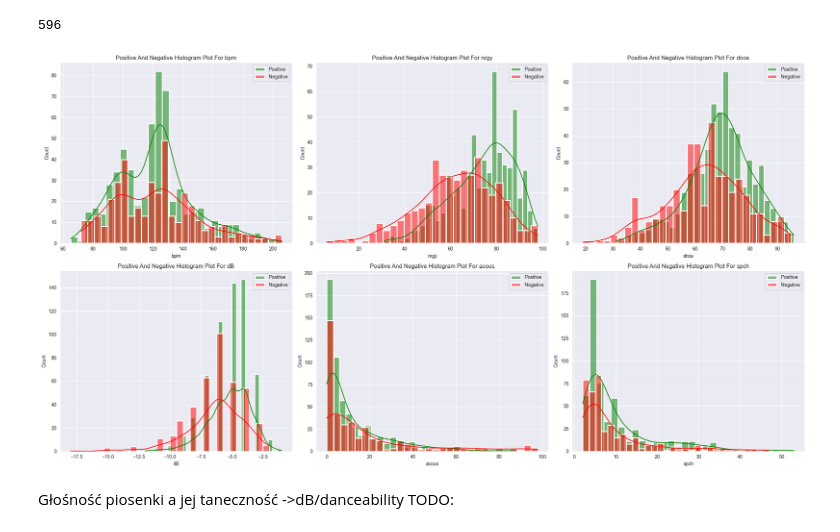
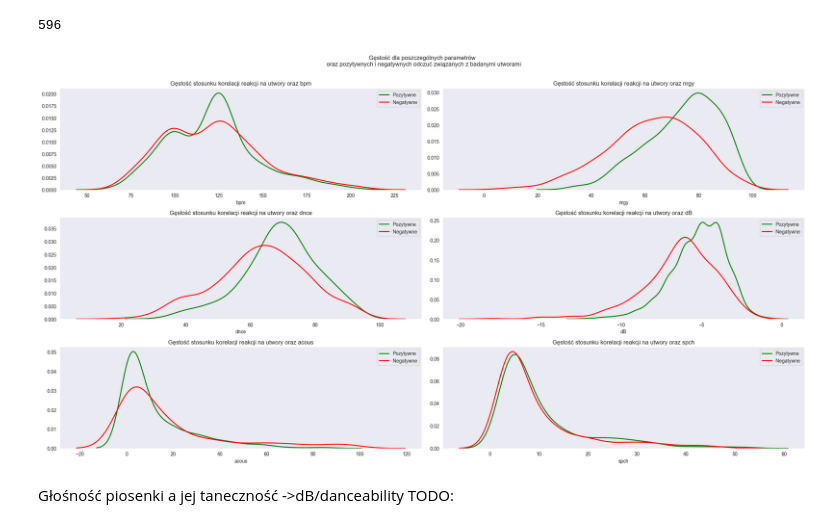
Before and after one commit to Martka-c/Spotify_top_songs_EDA, a Jupyter notebook: main.ipynb, the cells around one changed output. Cells and saved outputs as stored; diff of their text form; code cells hidden in the pictures.

```diff
--- a/main.ipynb
+++ b/main.ipynb
@@ -155,25 +190,3 @@ fig.show()
 ValueError: Mime type rendering requires nbformat>=4.2.0 but it is not installed
 # %% [markdown]
 Top wykonawcy -> TODO: poprawić wygląd
-# %%
-index = df['artist'].value_counts()[df['artist'].value_counts() >= 10].index.tolist()
-val = df['artist'].value_counts()[df['artist'].value_counts() >= 10].values.tolist()
-genres = df.loc[df['artist'].isin(index), 'top genre'].unique().tolist()
-n_genres = len(genres)
-
-# palette = sns.color_palette('Set2', n_genres)
-palette = sns.color_palette("rocket", n_genres)
-colors = {genre: color for genre, color in zip(genres, palette)}
-colors_list = [colors[df.loc[df['artist'] == artist, 'top genre'].unique()[0]] for artist in index]
-
-plt.figure(figsize=(15, 7))
-ax = sns.barplot(x=val, y=index, palette=colors_list)
-for i in ax.containers:
-    ax.bar_label(i)
-plt.title('Artists with minimum 10 hits', fontsize=15)
-
-# Dodanie legendy na kolory
-handles = [mpatches.Patch(color=color, label=genre) for genre, color in colors.items() if genre in df['top genre'].unique()]
-plt.legend(handles=handles, loc='lower right', title='Genres')
-
-plt.show()
@@ -249,33 +325,38 @@ df['mood'].value_counts()[1]
 # %%
 # Zdefiniowanie kolumn zainteresowania
 interest_feature_cols = ["bpm", "nrgy", "dnce", "dB", "acous", "spch"]
 
+
 # Tworzenie siatki subplotów 2x3
-fig, axes = plt.subplots(nrows=2, ncols=3, figsize=(22, 12))
+fig, axes = plt.subplots(nrows=3, ncols=2, figsize=(22, 12))
 
+fig.suptitle(f'Gęstość dla poszczególnych parametrów \n oraz pozytywnych i negatywnych odczuć związanych z badanymi utworami\n\n')
 # Iteracja po każdym elemencie siatki subplotów
 for idx, ax in enumerate(axes.flatten()):
 
     # Wybieranie kolumny zainteresowania
     feature_col = interest_feature_cols[idx]
 
     # Wyodrębnianie danych pozytywnych i negatywnych
     pos_data = df[df["mood"] == 1][feature_col]
     neg_data = df[df["mood"] == 0][feature_col]
 
     # Rysowanie histogramów z linią gęstości dla danych pozytywnych i negatywnych na konkretnym subplotie
-    sns.histplot(pos_data, bins=30, label="Positive", color="green", kde=True, linewidth=2, ax=ax)
-    sns.histplot(neg_data, bins=30, label="Negative", color="red", kde=True, linewidth=2, ax=ax)
+    sns.kdeplot(pos_data, color="green", linewidth=2, ax=ax)
+    sns.kdeplot(neg_data, color="red", linewidth=2, ax=ax)
+    # Dodawanie tytułu i legendy do konkretnego subplotu
 
-
-    # Dodawanie tytułu i legendy do konkretnego subplotu
-    ax.set_title(f"Positive And Negative Histogram Plot For {feature_col}")
-    ax.legend(loc="upper right")
+    ax.set_title(f"Gęstość stosunku korelacji reakcji na utwory oraz {feature_col}")
+    # ax.legend(loc="upper right")
+    ax.set_ylabel("")
+    ax.grid(False)
+    labels = ['Pozytywne', 'Negatywne']
+    ax.legend(labels=labels)
 
 # Wyświetlenie wykresu
 plt.tight_layout()
 plt.show()
 # %% [output]
-[figure, old version]
+[figure, new version]
 # %% [markdown]
 Głośność piosenki a jej taneczność ->dB/danceability TODO:
```
Also changed, not shown: parts of 22 cells of this notebook.
